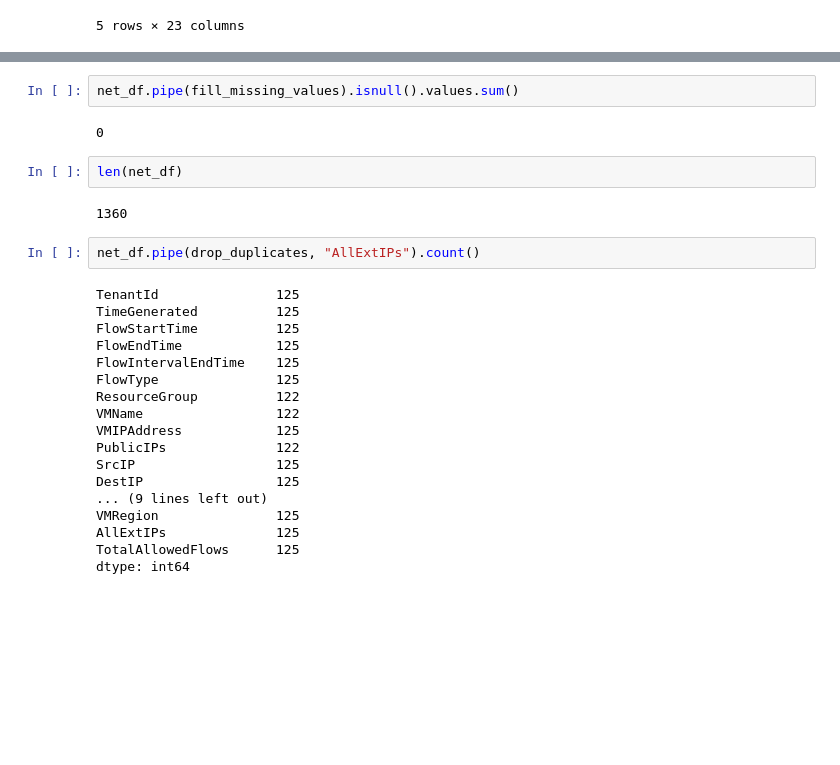
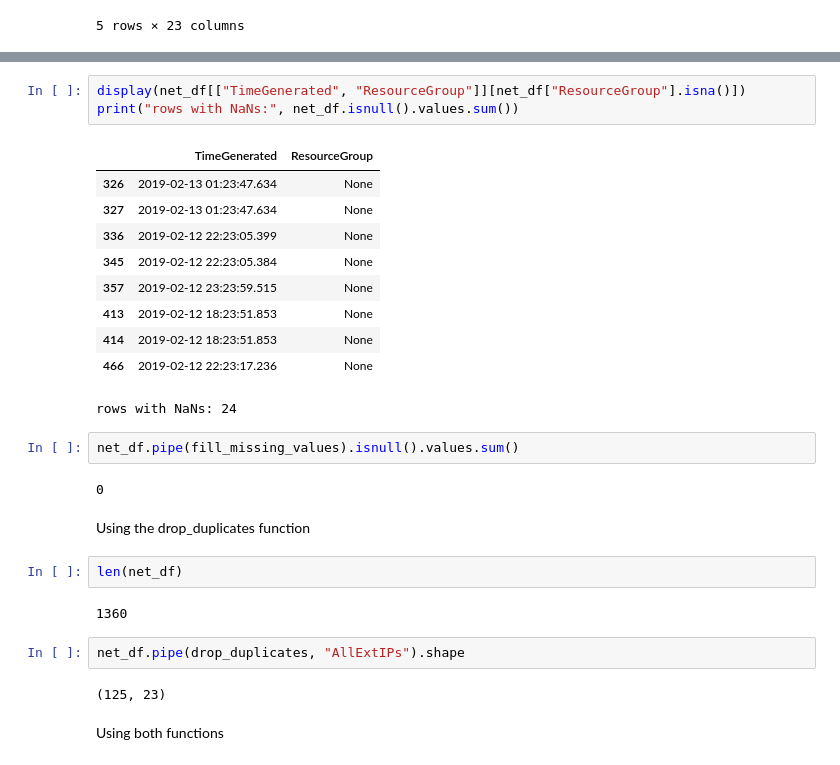
Before and after one commit to OTRF/infosec-jupyterthon, a Jupyter notebook: workshops/2021/day2/day2-3-Advanced-pandas.ipynb, the cells around one changed output, grey strips where cells are left out. Cells and saved outputs as stored; diff of their text form; blank space fills up the shorter version.

```diff
--- a/workshops/2021/day2/day2-3-Advanced-pandas.ipynb
+++ b/workshops/2021/day2/day2-3-Advanced-pandas.ipynb
@@ -944,30 +976,32 @@ net_df.isnull().values.sum()
+# %%
+display(net_df[["TimeGenerated", "ResourceGroup"]][net_df["ResourceGroup"].isna()])
+print("rows with NaNs:", net_df.isnull().values.sum())
+# %% [output]
+|  | TimeGenerated | ResourceGroup |
+| 326 | 2019-02-13 01:23:47.634 | None |
+| 327 | 2019-02-13 01:23:47.634 | None |
+| 336 | 2019-02-12 22:23:05.399 | None |
+| 345 | 2019-02-12 22:23:05.384 | None |
+| 357 | 2019-02-12 23:23:59.515 | None |
+| 413 | 2019-02-12 18:23:51.853 | None |
+| 414 | 2019-02-12 18:23:51.853 | None |
+| 466 | 2019-02-12 22:23:17.236 | None |
+rows with NaNs: 24
 # %%
 net_df.pipe(fill_missing_values).isnull().values.sum()
 # %% [output]
 0
+# %% [markdown]
+Using the drop_duplicates function
 # %%
 len(net_df)
 # %% [output]
 1360
 # %%
-net_df.pipe(drop_duplicates, "AllExtIPs").count()
+net_df.pipe(drop_duplicates, "AllExtIPs").shape
 # %% [output]
-TenantId               125
-TimeGenerated          125
-FlowStartTime          125
-FlowEndTime            125
-FlowIntervalEndTime    125
-FlowType               125
-ResourceGroup          122
-VMName                 122
-VMIPAddress            125
-PublicIPs              122
-SrcIP                  125
-DestIP                 125
-... (9 lines left out)
-VMRegion               125
-AllExtIPs              125
-TotalAllowedFlows      125
-dtype: int64
+(125, 23)
+# %% [markdown]
+Using both functions
 # %%
 net_df = pd.read_pickle("../data/az_net_comms_df.pkl")
```
Also changed, not shown: parts of 43 cells of this notebook.
